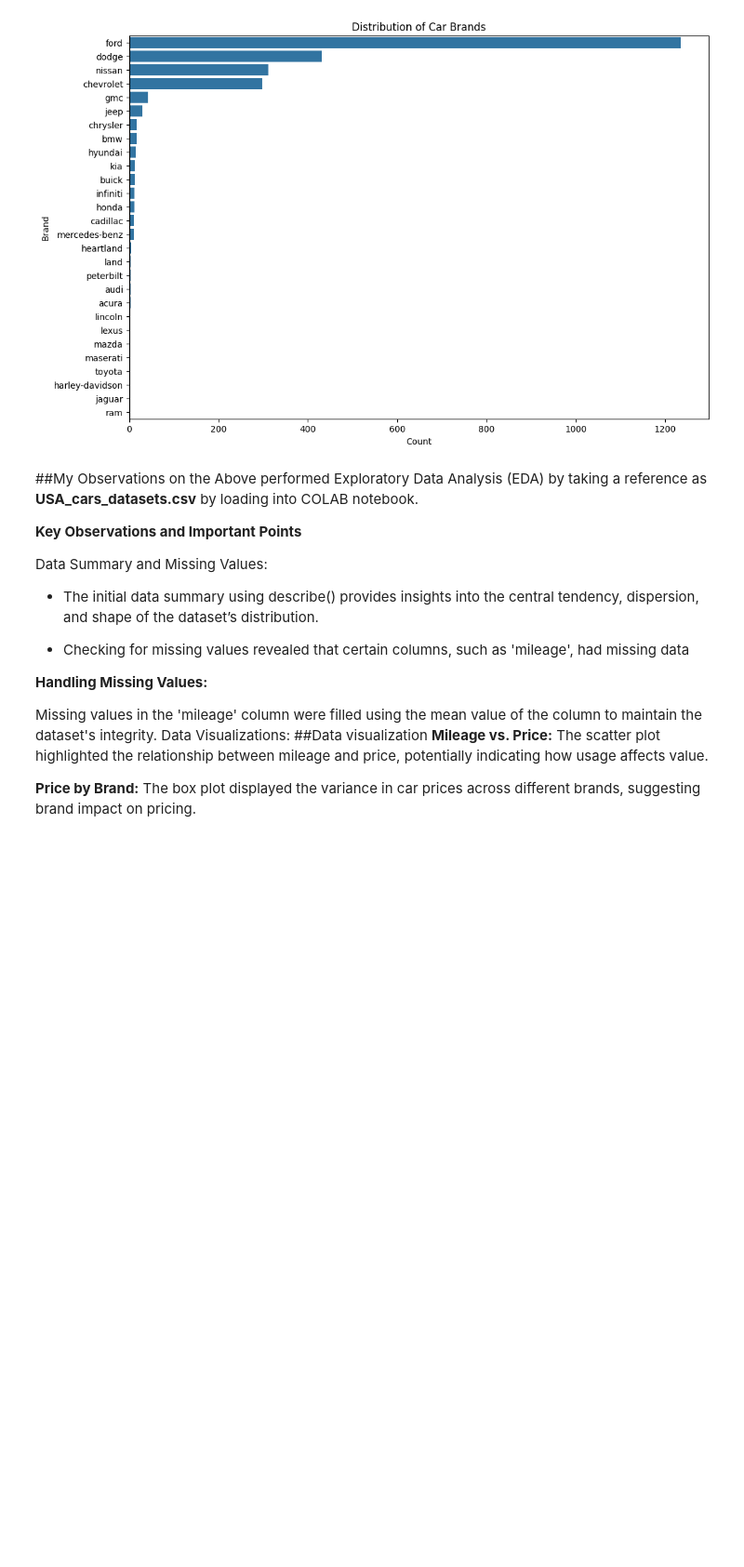
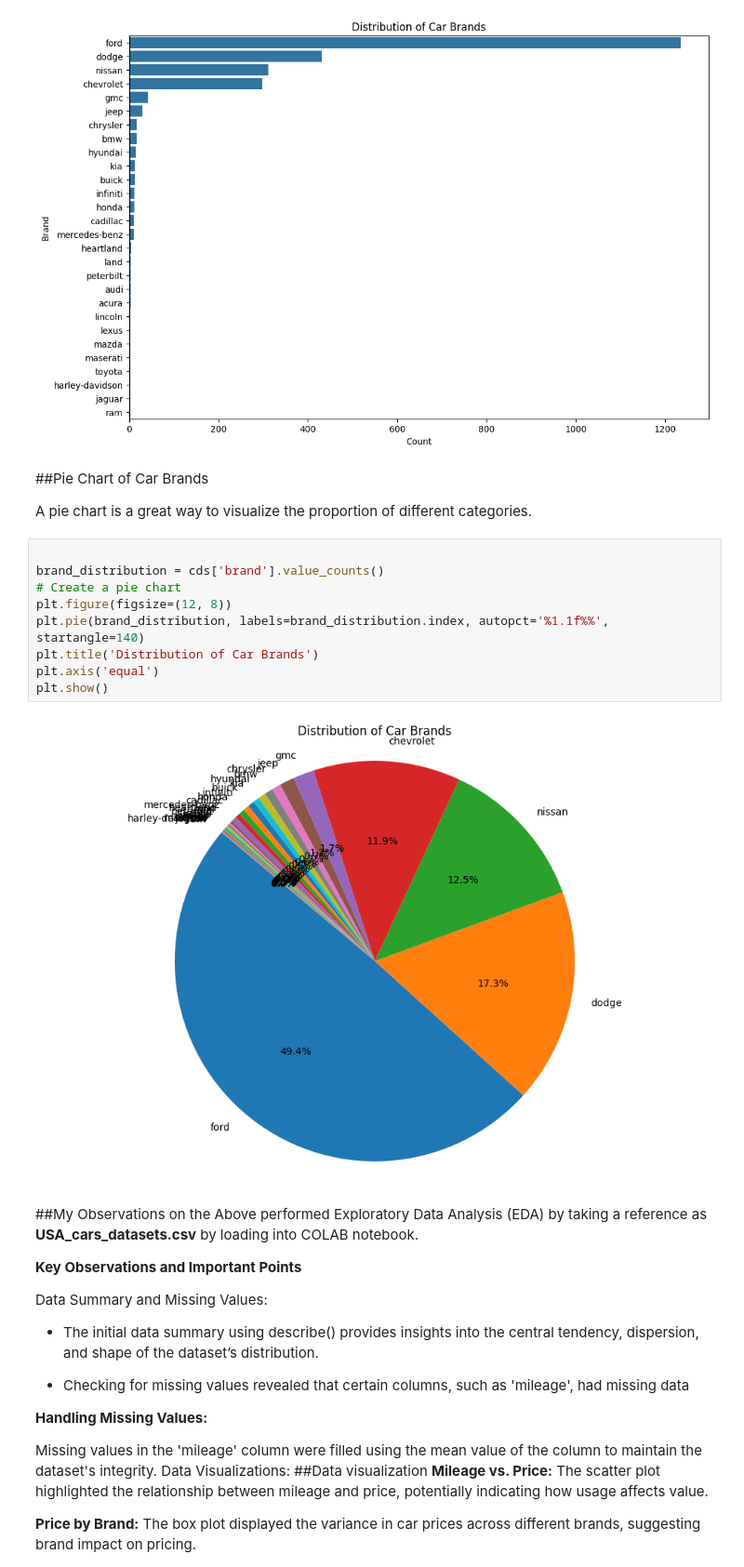
Before and after one commit to anuramvarma/Python-Programs, a Jupyter notebook: Machine_Learning/EDA_Assignment.ipynb, the cells around one changed output. Shown: that part at 93% size. Cells and saved outputs as stored; diff of their text form; blank space fills up the shorter version.

```diff
--- a/Machine_Learning/EDA_Assignment.ipynb
+++ b/Machine_Learning/EDA_Assignment.ipynb
@@ -224,6 +224,21 @@ plt.ylabel('Brand')
 plt.show()
 # %% [output]
 [figure]
+# %% [markdown]
+##Pie Chart of Car Brands
+
+A pie chart is a great way to visualize the proportion of different categories.
+# %%
+
+brand_distribution = cds['brand'].value_counts()
+# Create a pie chart
+plt.figure(figsize=(12, 8))
+plt.pie(brand_distribution, labels=brand_distribution.index, autopct='%1.1f%%', startangle=140)
+plt.title('Distribution of Car Brands')
+plt.axis('equal')
+plt.show()
+# %% [output]
+[figure, added]
 # %% [markdown]
 ##My Observations on the Above performed Exploratory Data Analysis (EDA) by taking a reference as **USA_cars_datasets.csv**  by loading into COLAB notebook.
 
```
